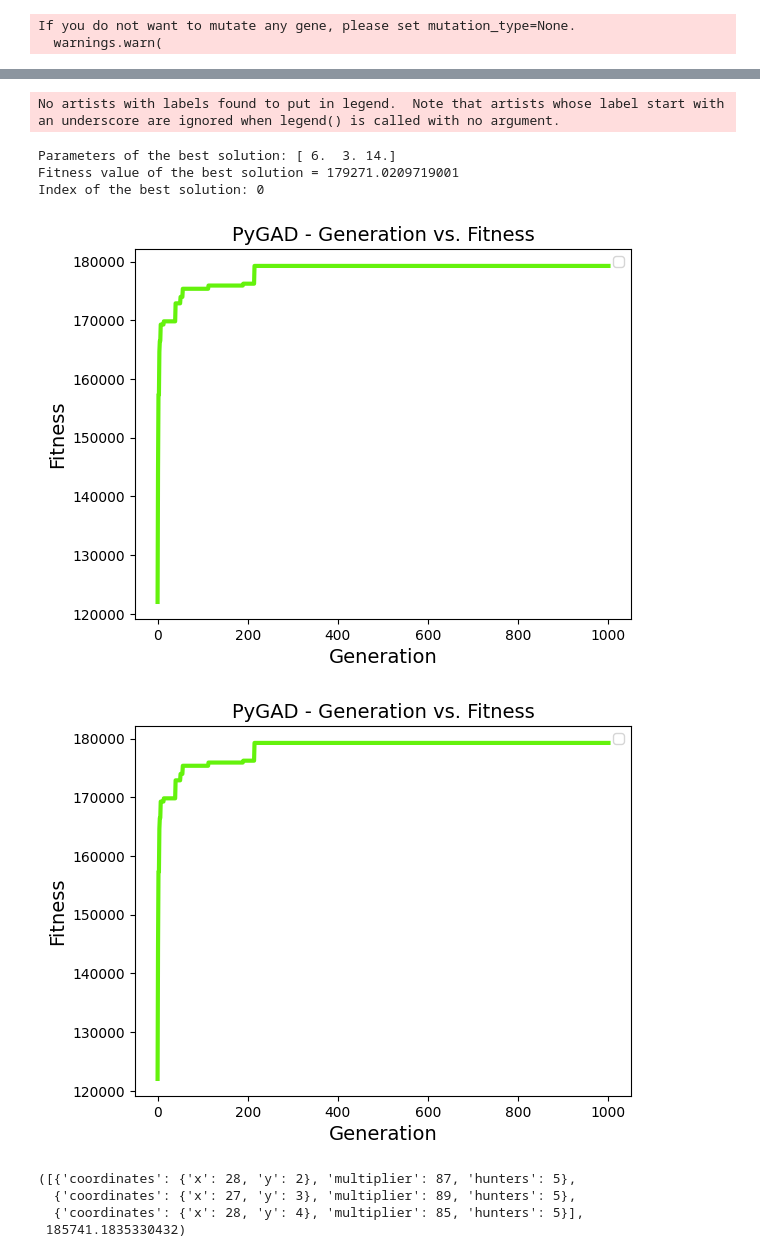
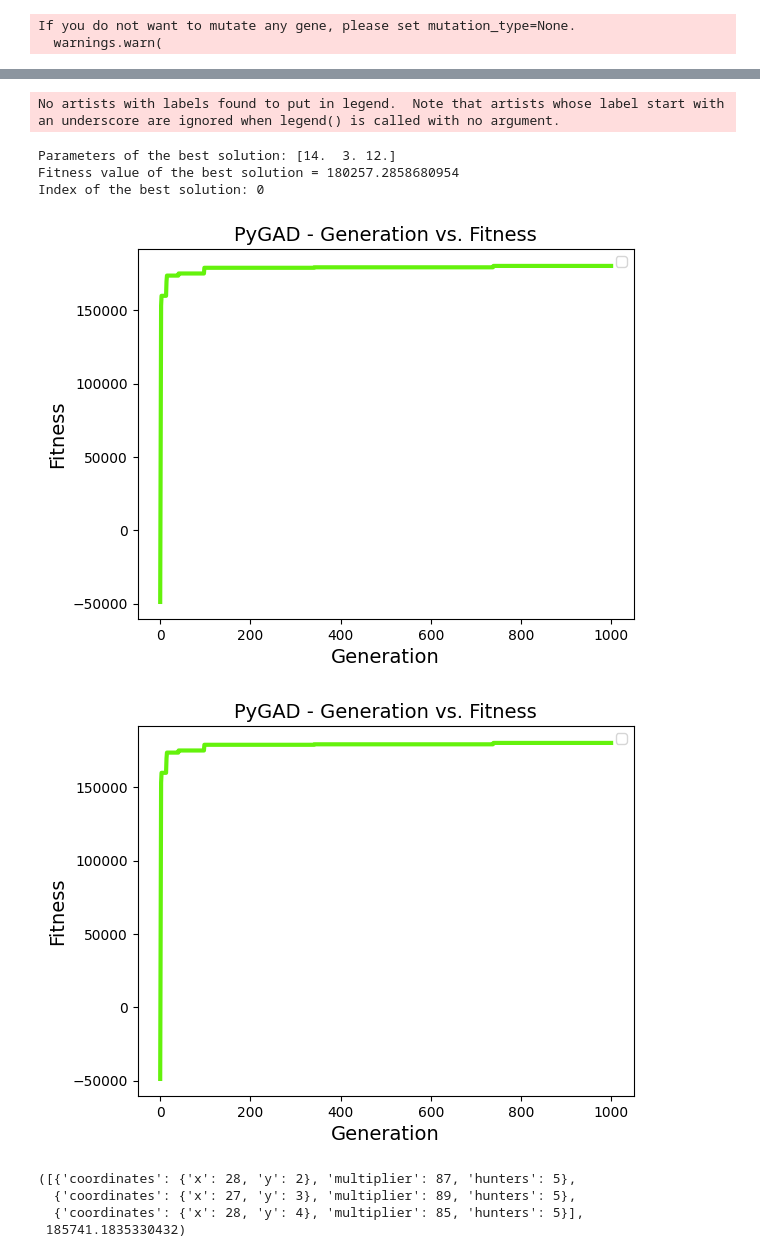
Before and after one commit to lrsb/imc-prosperity-2, a Jupyter notebook: round3/manual.ipynb, the cells around one changed output, grey strips where cells are left out. Cells and saved outputs as stored; diff of their text form; code cells hidden in the pictures.

```diff
--- a/round3/manual.ipynb
+++ b/round3/manual.ipynb
@@ -43,7 +43,8 @@ def callback_generation(ga_instance):
     last_fitness = ga_instance.best_solution()[1]
 
 ga_instance = pygad.GA(num_generations=1000,
-                       num_parents_mating=750,
+                       num_parents_mating=2000,
+                       initial_population=[[3, 6, 14] for _ in range(3000)],
                        fitness_func=fitness_func,
                        sol_per_pop=3000,
                        gene_space=[range(len(island) + 3), range(len(island) + 3), range(len(island) + 3)],
@@ -84,9 +85,9 @@ Generation = 1000, Fitness = 179271.0209719001
 No artists with labels found to put in legend.  Note that artists whose label start with an underscore are ignored when legend() is called with no argument.
-Parameters of the best solution: [ 6.  3. 14.]
-Fitness value of the best solution = 179271.0209719001
+Parameters of the best solution: [14.  3. 12.]
+Fitness value of the best solution = 180257.2858680954
 Index of the best solution: 0
-[figure, old version]
+[figure, new version]
-[figure, old version]
+[figure, new version]
 # %%
 list(map(lambda e: island[e.astype(int)] if e < len(island) else None, solution)), solution_fitness
 # %% [output]
```
Also changed, not shown: parts of 2 cells of this notebook, 15 other files.
